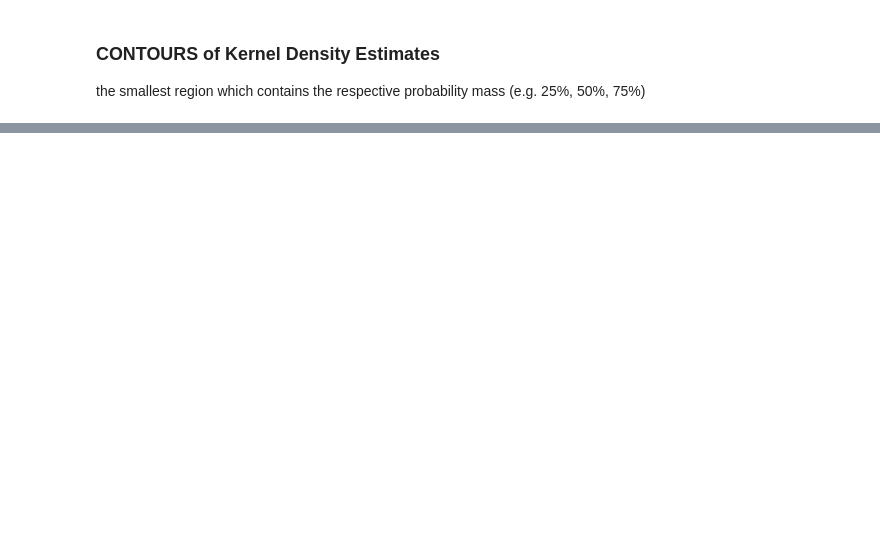
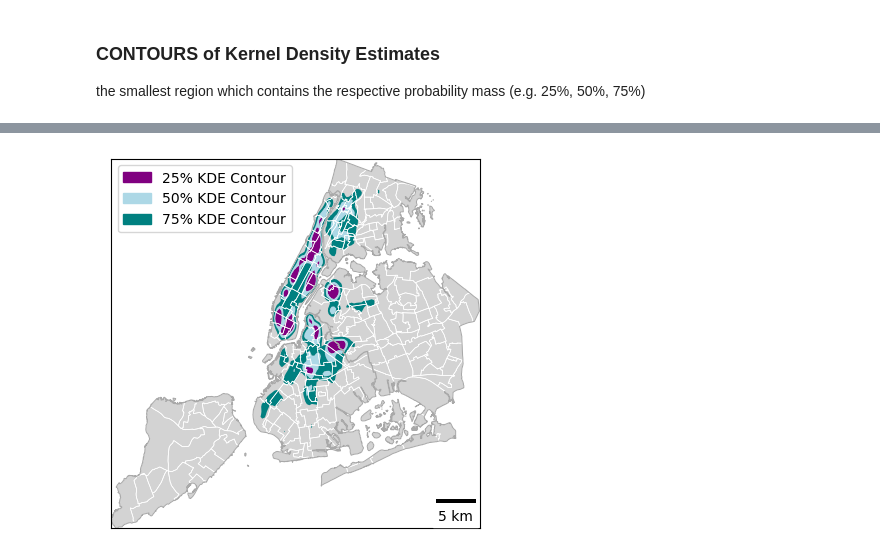
Before and after one commit to eihwood/nyc-affordable-housing, a Jupyter notebook: src/Raster Plots.ipynb, the cells around one changed output, grey strips where cells are left out. Saved outputs shown, nothing was run; the diff lists cells and outputs as text; code cells hidden in the pictures; blank space fills up the shorter version.

```diff
--- a/src/Raster Plots.ipynb
+++ b/src/Raster Plots.ipynb
@@ -102,0 +93,47 @@ nta_75 = gpd.sjoin(nta, cont75, predicate = 'intersects')
+# %%
+# Plot Neighborhoods with Kernel Density Contours
+f, ax = plt.subplots()
+
+
+# Set extent to match raster extent
+plt.xlim(data_plotting_extent[0], data_plotting_extent[1])
+plt.ylim(data_plotting_extent[2], data_plotting_extent[3])
+
+nta.plot(ax=ax, color = "lightgrey")
+nta.boundary.plot(ax=ax, color = "white", lw = 0.5)
+
+boro.boundary.plot(ax=ax, color = "darkgray", lw = 0.75)
+
+#nta_25.plot(ax=ax, color = "purple")
+#nta_50.plot(ax=ax, color = "lightblue")
+#nta_75.plot(ax=ax, color = "teal")
+
+
+cont25.plot(ax=ax, color = "purple", lw = 1)
+cont50.plot(ax=ax, color = "lightblue", lw = 1)
+cont75.plot(ax=ax, color = "teal", lw = 1)
+
+# Scale bar
+ax.add_artist(ScaleBar(dx=1, location = 'lower right'))
+# Hide X and Y axes label marks
+ax.xaxis.set_tick_params(labelbottom=False)
+ax.yaxis.set_tick_params(labelleft=False)
+
+# Hide X and Y axes tick marks
+ax.set_xticks([])
+ax.set_yticks([])
+
+
+
+# Add Legend
+purple_patch = mpatches.Patch(color='purple', label='25% KDE Contour')
+lb_patch = mpatches.Patch(color='lightblue', label='50% KDE Contour')
+teal_patch = mpatches.Patch(color='teal', label='75% KDE Contour')
+
+plt.legend(handles=[purple_patch, lb_patch, teal_patch], loc = 'upper left')
+
+
+plt.savefig('../figs/affordable_housing_kdecont_0.png', dpi = 300, bbox_inches='tight')
+plt.show()
+# %% [output]
+[figure, added]
```
Also changed, not shown: parts of 19 cells of this notebook, 7 other files.
